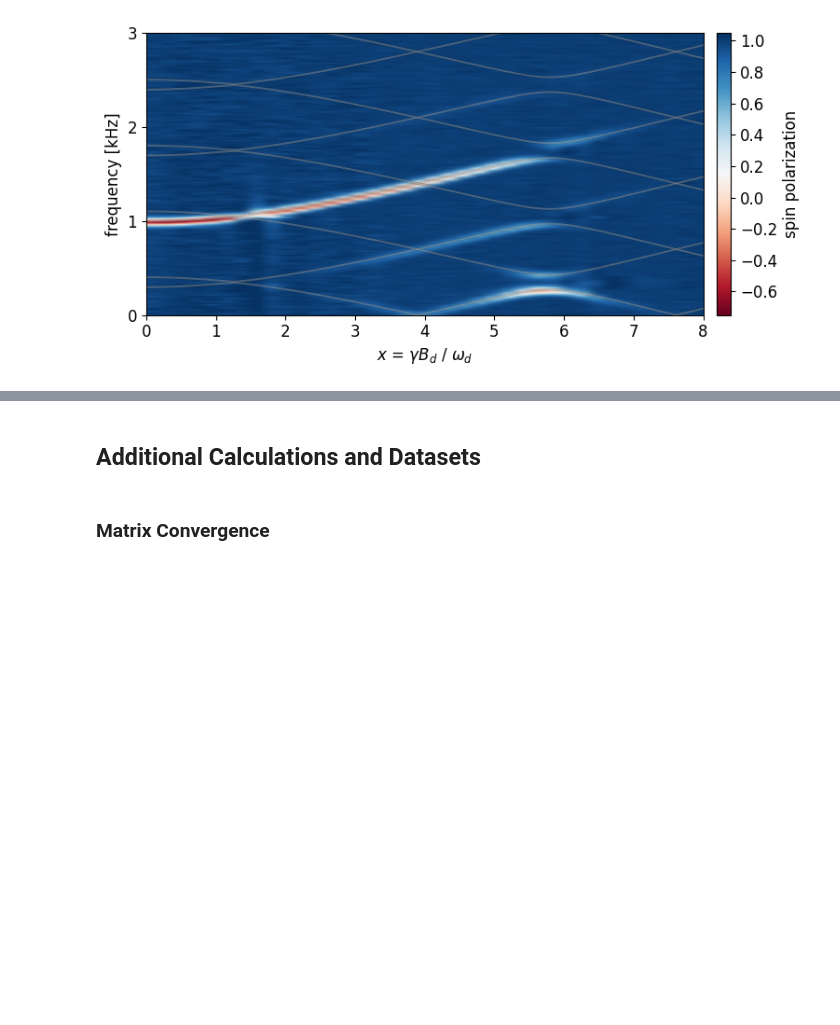
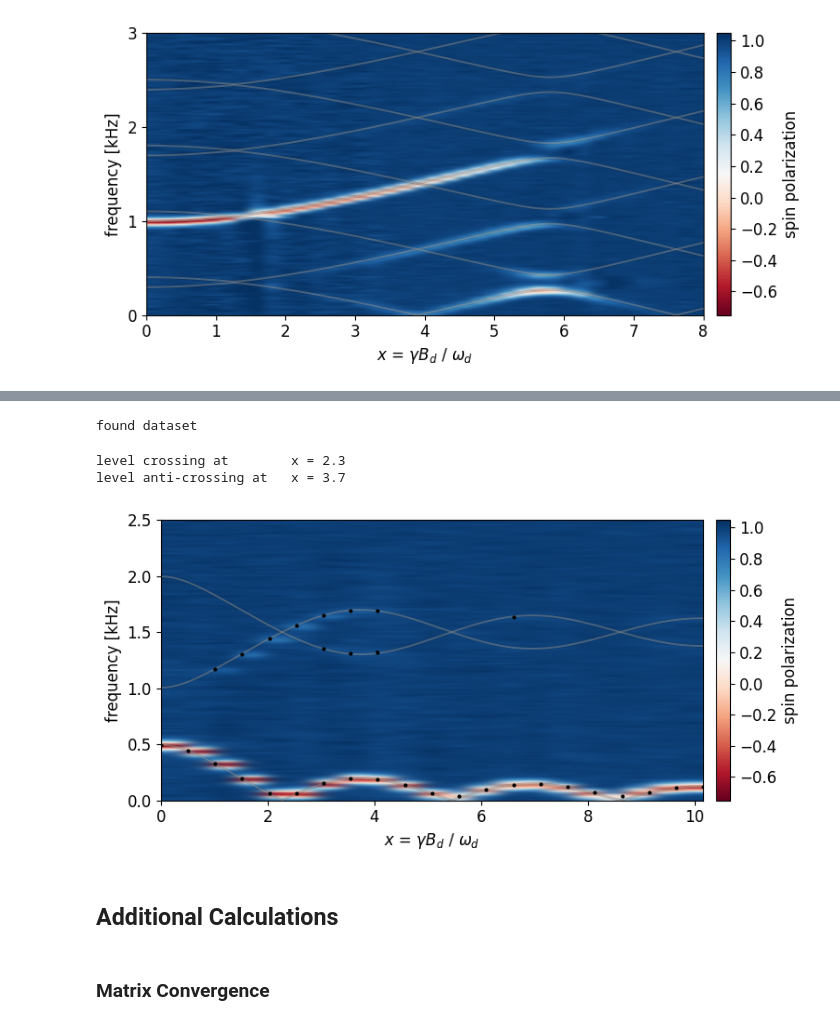
Before and after one commit to ivoschulthess/dressedStates, a Jupyter notebook: analysis.ipynb, the cells around one changed output, grey strips where cells are left out. Saved outputs shown, nothing was run; the diff lists cells and outputs as text; code cells hidden in the pictures; blank space fills up the shorter version.

```diff
--- a/analysis.ipynb
+++ b/analysis.ipynb
@@ -525,5 +544,62 @@ level anti-crossing at   x = 5.8
+# %%
+# dressing field frequency in [Hz]
+fd = 750
+
+# Larmor frequency in [Hz]
+f0 = 500
+
+# get ID and path of dataset
+dsID = datasets.id[(datasets.f0==f0) & (datasets.fd==fd)]
+
+if len(dsID)==1:
+
+    print('found dataset')
+    path = datasets.dataDir[dsID].values[0]
+
+    # get the set dressing field amplitudes in [V]
+    dressAmp = np.load(path+'dressedStates_00.npz')['Vd']
+
+    F_max = np.load(path+'dressedStates_00.npz')['F_SF'].max()
+
+    # get actual Larmor frequency from undressed spectrum in [Hz]
+    f0 = hf.getF0(path)[0]
+
+    # calculate dressing parameters
+    X = np.linspace(0, dressAmp[-1], 1001) * fieldConversion[0]*gamma_p/2/np.pi/fd/1e9
+    y = f0 / fd
+
+else:
+    raise ValueError(f'dataset with f0={f0} Hz and fd={fd} Hz does not exist, available datasets are:\n {datasets}')
+# %% [output]
+found dataset
+# %%
+fig, ax = plt.subplots(figsize=(8,4))
+
+# plot the density map
+hf.plotDensityMap(path, ax, baselineCorr=True)
+
+# plot the energy levels
+hf.plotTransitionFrequencies(ax, X, y, fd)
+
+# plot fitted resonances
+hf.plotResonanceFrequencies(path, ax, ms=4)
+
+yticks = np.arange(0, F_max+20, 500, dtype=int)
+ax.set(xlabel=r'$x$ = $\gamma B_d$ / $\omega_d$',
+       ylabel='frequency [kHz]',
+       xlim=(X[0], X[-1]), ylim=(yticks[0],yticks[-1]),
+       yticks=yticks, yticklabels=yticks/1000
+      )
+
+fig.tight_layout()
+
+plt.show()
+# %% [output]
+level crossing at        x = 2.3
+level anti-crossing at   x = 3.7
+[figure, added]
 # %% [markdown]
-## Additional Calculations and Datasets
+## Additional Calculations
 # %% [markdown]
 ### Matrix Convergence
 # %%
```
Also changed, not shown: parts of 10 cells of this notebook, 5 other files.
